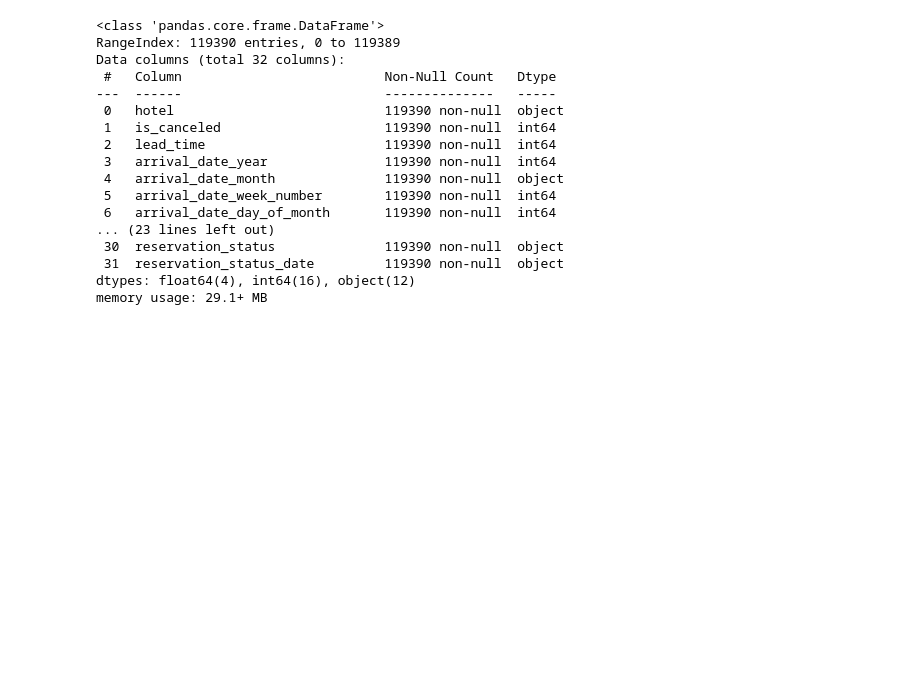
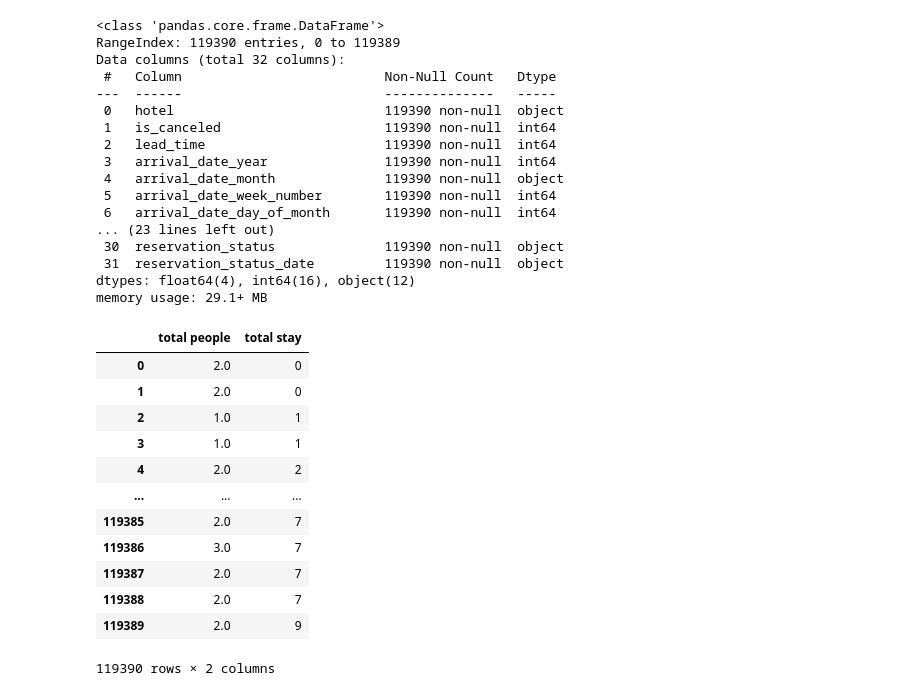
Before and after one commit to ritik1804k/Hotel-Booking-Analysis-, a Jupyter notebook: Hotel_Booking_Analysis_Capstone_Project.ipynb, the cells around one changed output. Saved outputs shown, nothing was run; the diff lists cells and outputs as text; code cells hidden in the pictures; blank space fills up the shorter version.

```diff
--- a/Hotel_Booking_Analysis_Capstone_Project.ipynb
+++ b/Hotel_Booking_Analysis_Capstone_Project.ipynb
@@ -169,0 +192,17 @@ memory usage: 29.1+ MB
+# %%
+# new columns added
+hotel_df[['total people','total stay']]
+# %% [output]
+|  | total people | total stay |
+| 0 | 2.0 | 0 |
+| 1 | 2.0 | 0 |
+| 2 | 1.0 | 1 |
+| 3 | 1.0 | 1 |
+| 4 | 2.0 | 2 |
+| ... | ... | ... |
+| 119385 | 2.0 | 7 |
+| 119386 | 3.0 | 7 |
+| 119387 | 2.0 | 7 |
+| 119388 | 2.0 | 7 |
+| 119389 | 2.0 | 9 |
+119390 rows × 2 columns
```
Also changed, not shown: parts of 14 cells of this notebook.
